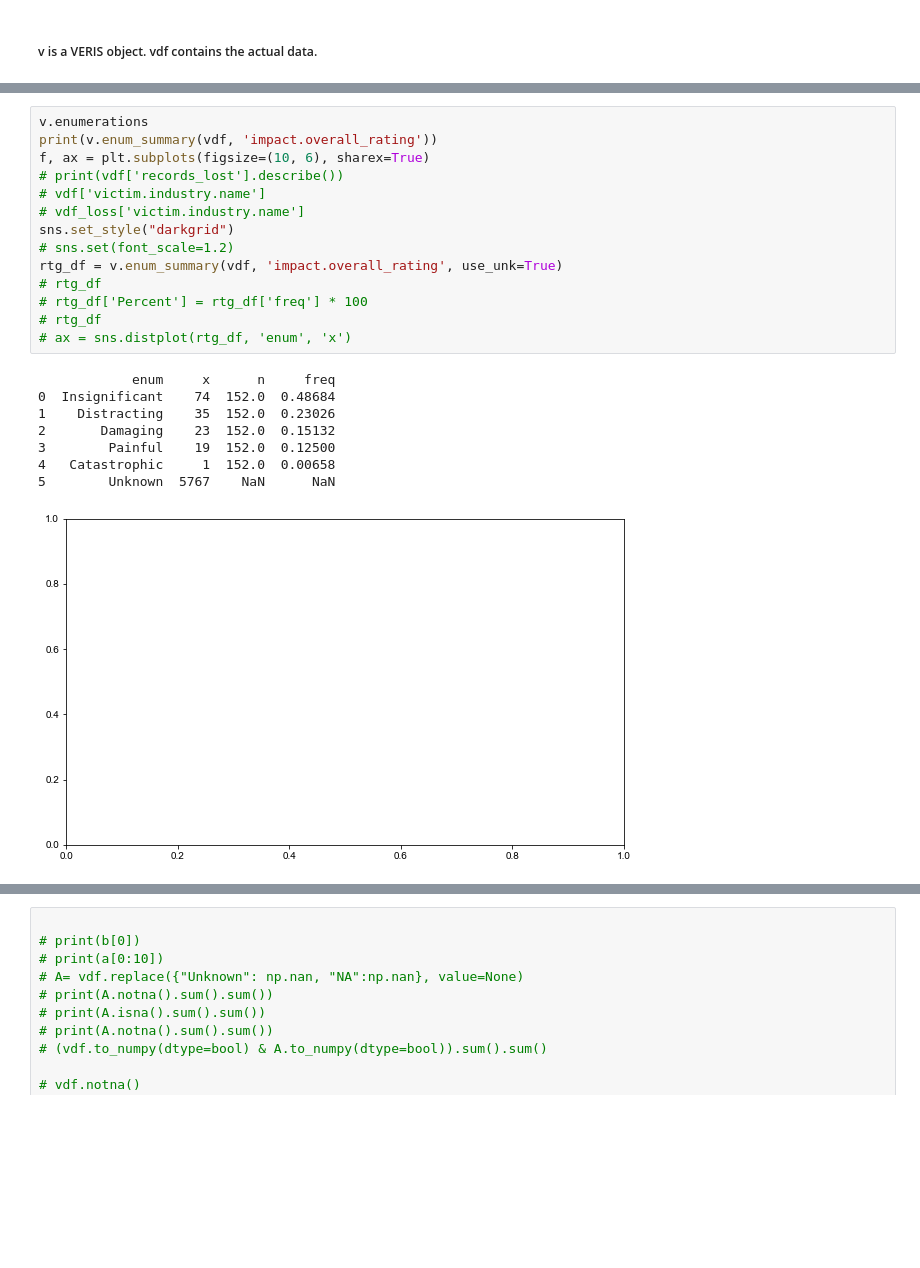
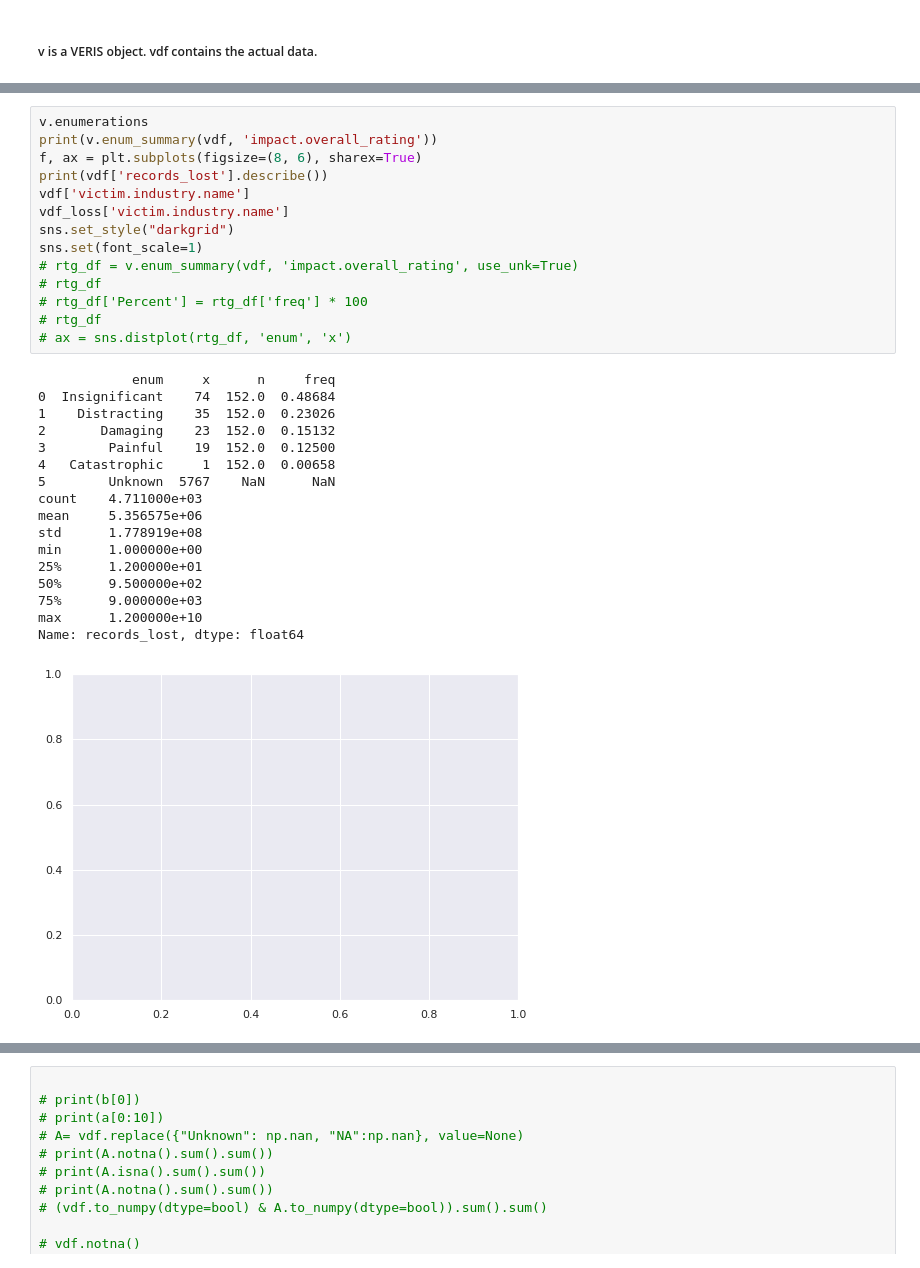
Before and after one commit to ethanpaek/CloudBleed_Project_2019, a Jupyter notebook: vcdb_parse.ipynb, the cells around one changed output, grey strips where cells are left out. Drawn from its saved outputs; the diff is of its cells as text; blank space fills up the shorter version.

```diff
--- a/vcdb_parse.ipynb
+++ b/vcdb_parse.ipynb
@@ -32,26 +32,35 @@ Finished building VERIS DataFrame
 # %%
 v.enumerations
 print(v.enum_summary(vdf, 'impact.overall_rating'))
-f, ax = plt.subplots(figsize=(10, 6), sharex=True)
-# print(vdf['records_lost'].describe())
-# vdf['victim.industry.name']
-# vdf_loss['victim.industry.name']
+f, ax = plt.subplots(figsize=(8, 6), sharex=True)
+print(vdf['records_lost'].describe())
+vdf['victim.industry.name']
+vdf_loss['victim.industry.name']
 sns.set_style("darkgrid")
-# sns.set(font_scale=1.2)
-rtg_df = v.enum_summary(vdf, 'impact.overall_rating', use_unk=True)
+sns.set(font_scale=1)
+# rtg_df = v.enum_summary(vdf, 'impact.overall_rating', use_unk=True)
 # rtg_df
 # rtg_df['Percent'] = rtg_df['freq'] * 100
 # rtg_df
 # ax = sns.distplot(rtg_df, 'enum', 'x')
 # %% [output]
             enum     x      n     freq
 0  Insignificant    74  152.0  0.48684
 1    Distracting    35  152.0  0.23026
 2       Damaging    23  152.0  0.15132
 3        Painful    19  152.0  0.12500
 4   Catastrophic     1  152.0  0.00658
 5        Unknown  5767    NaN      NaN
+count    4.711000e+03
+mean     5.356575e+06
+std      1.778919e+08
+min      1.000000e+00
+25%      1.200000e+01
+50%      9.500000e+02
+75%      9.000000e+03
+max      1.200000e+10
+Name: records_lost, dtype: float64
-[figure, old version]
+[figure, new version]
 # %%
 # sns.barplot(x=rtg_df['enum'], y=rtg_df['Percent'])
 # # plt.yscale('symlog')
```
Also changed, not shown: parts of 14 cells of this notebook, 3 other files.
